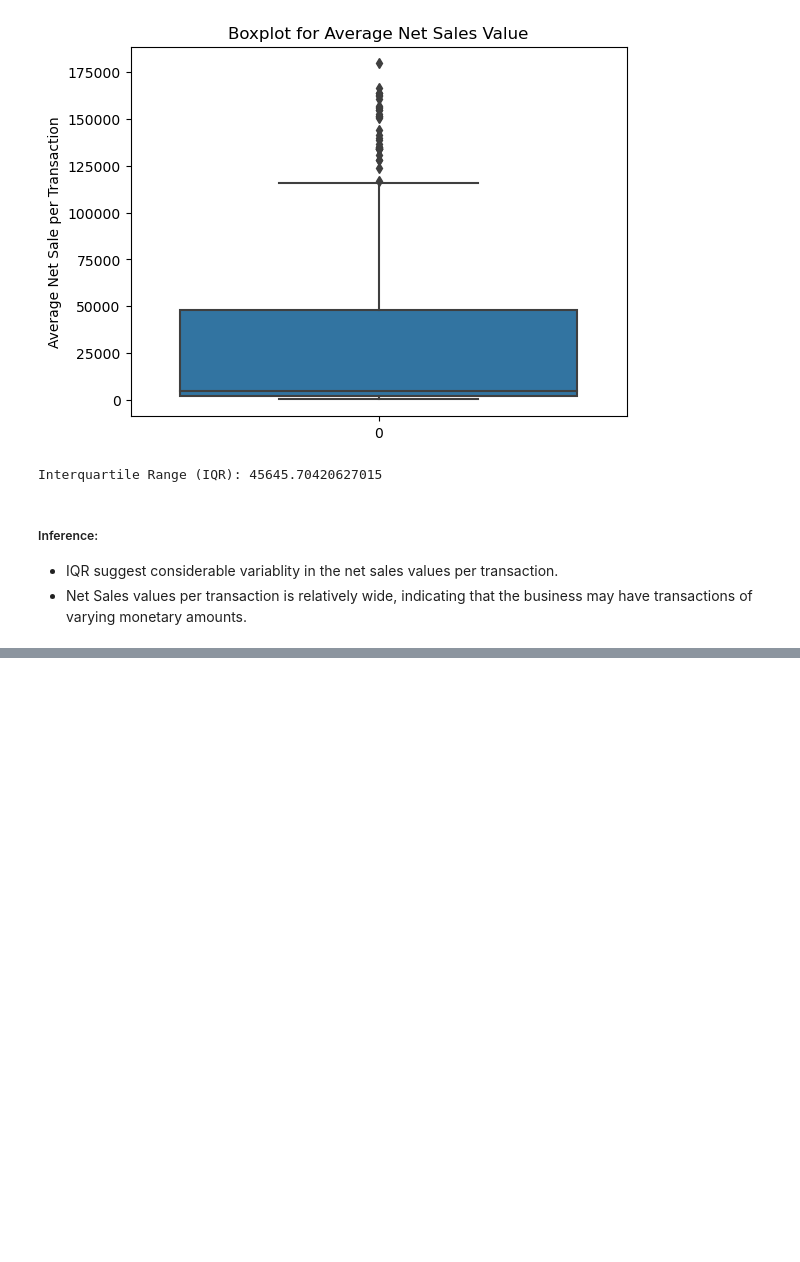
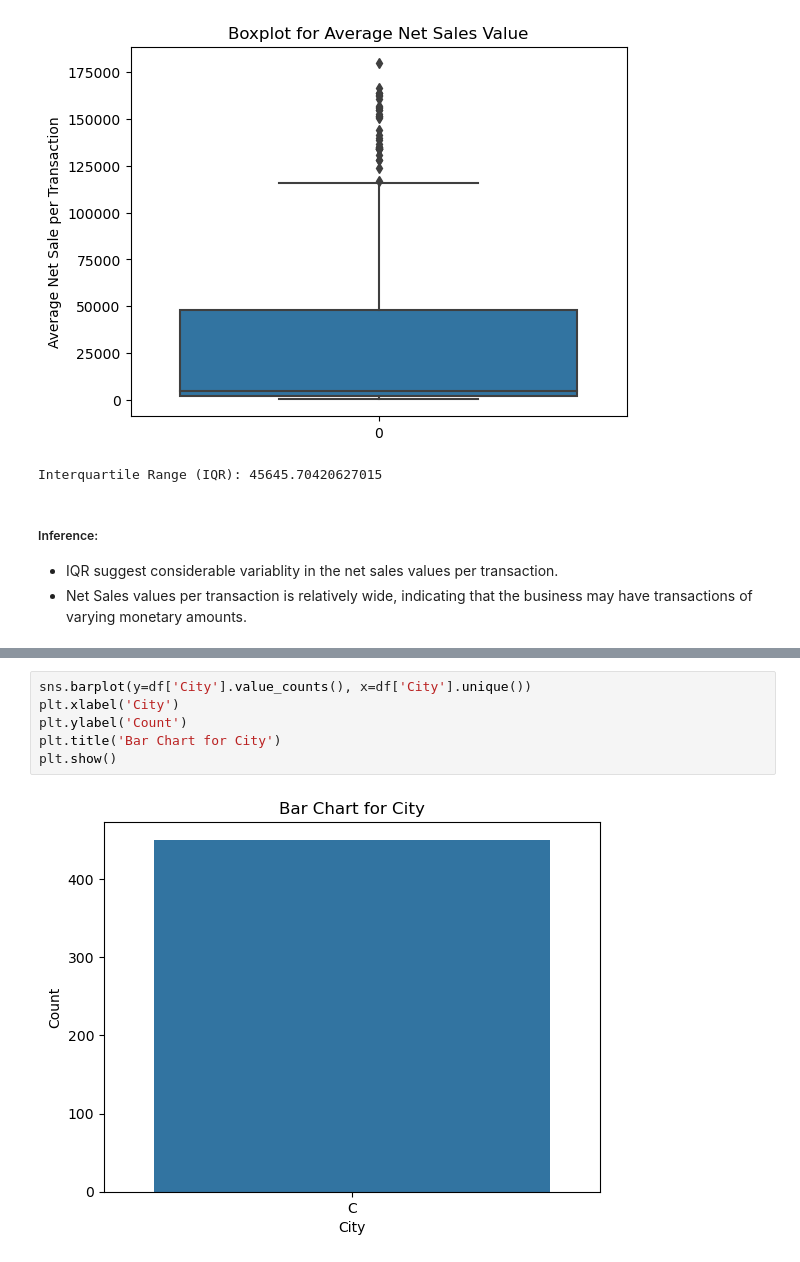
Before and after one commit to Priyanshu501/Assignments, a Jupyter notebook: Basic stats - 1/Basic_Stats-1.ipynb, the cells around one changed output, grey strips where cells are left out. Cells and saved outputs as stored; diff of their text form; blank space fills up the shorter version.

```diff
--- a/Basic stats - 1/Basic_Stats-1.ipynb
+++ b/Basic stats - 1/Basic_Stats-1.ipynb
@@ -322,0 +386,8 @@ Interquartile Range (IQR): 45645.70420627015
+# %%
+sns.barplot(y=df['City'].value_counts(), x=df['City'].unique())
+plt.xlabel('City')
+plt.ylabel('Count')
+plt.title('Bar Chart for City')
+plt.show()
+# %% [output]
+[figure, added]
```
Also changed, not shown: parts of 9 cells of this notebook.
